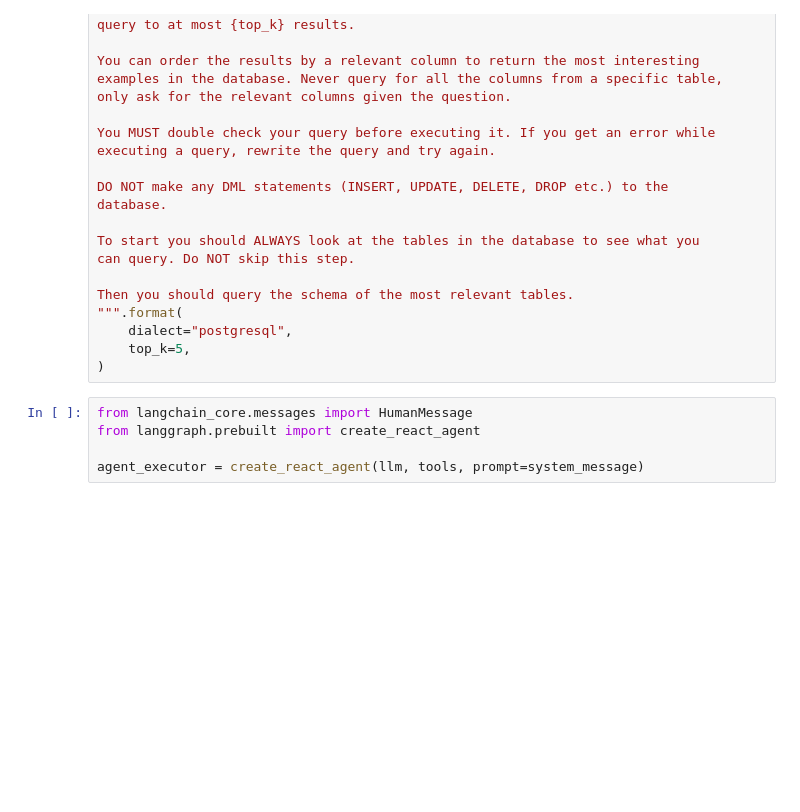
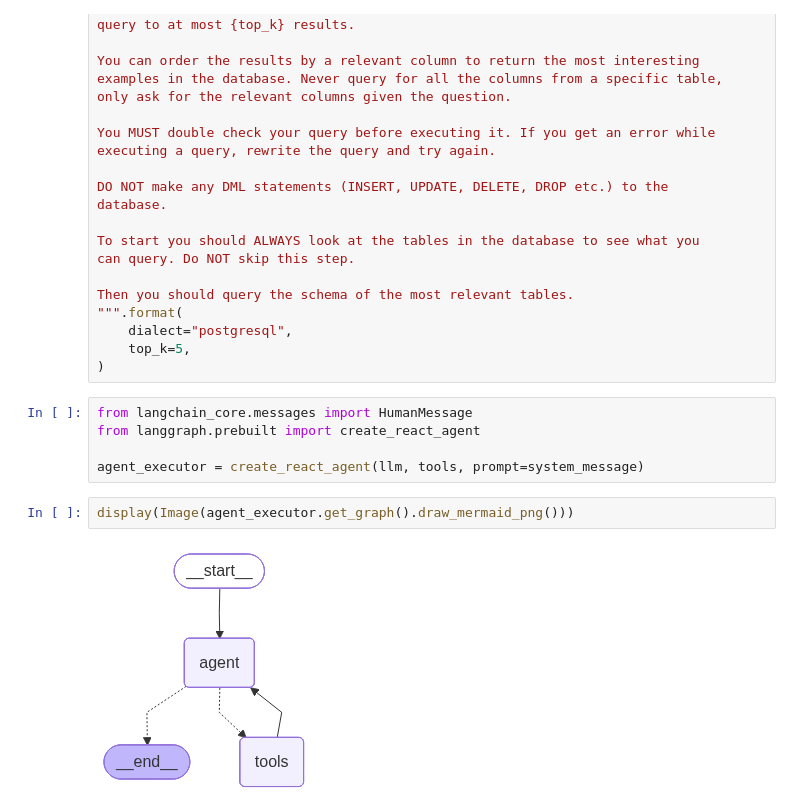
Before and after one commit to ming2tofu33/TIL, a Jupyter notebook: LLM-agent/13-SQL_conn.ipynb, the cells around one changed output. Saved outputs shown, nothing was run; the diff lists cells and outputs as text; blank space fills up the shorter version.

```diff
--- a/LLM-agent/13-SQL_conn.ipynb
+++ b/LLM-agent/13-SQL_conn.ipynb
@@ -279,6 +280,10 @@ from langchain_core.messages import HumanMessage
 from langgraph.prebuilt import create_react_agent
 
 agent_executor = create_react_agent(llm, tools, prompt=system_message)
+# %%
+display(Image(agent_executor.get_graph().draw_mermaid_png()))
+# %% [output]
+[figure, added]
 # %%
 q = '어떤 나라의 고객들이 가장 돈을 많이 썼어?'
 
```
Also changed, not shown: parts of 4 cells of this notebook.
